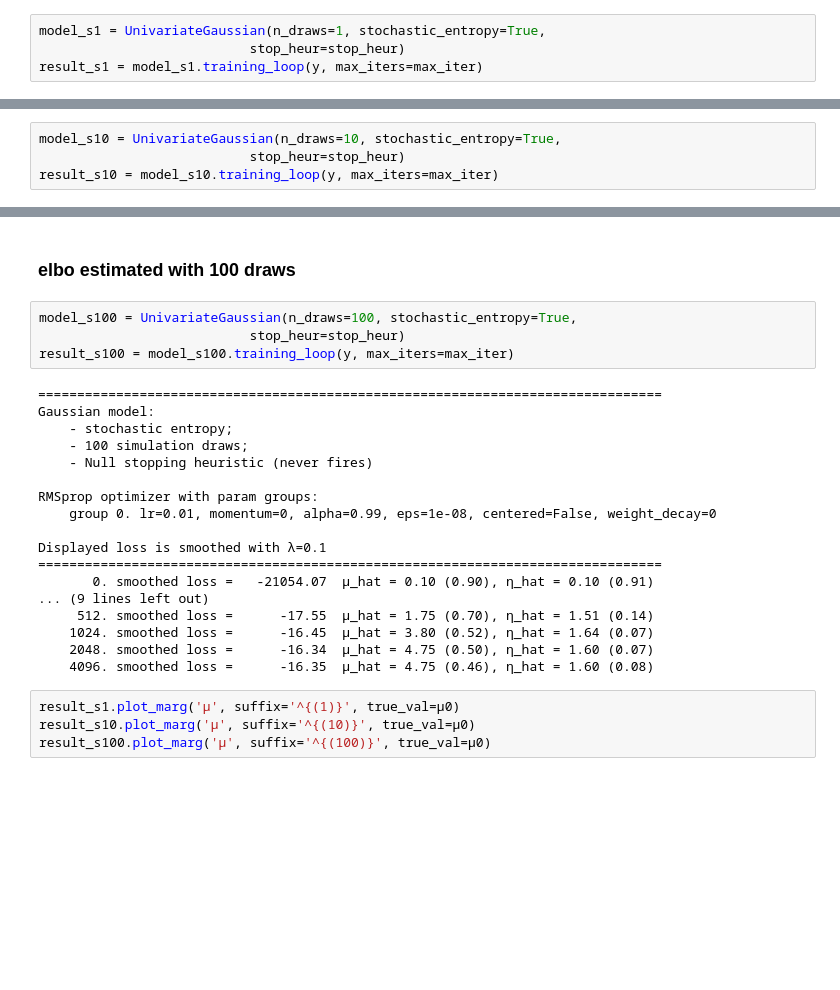
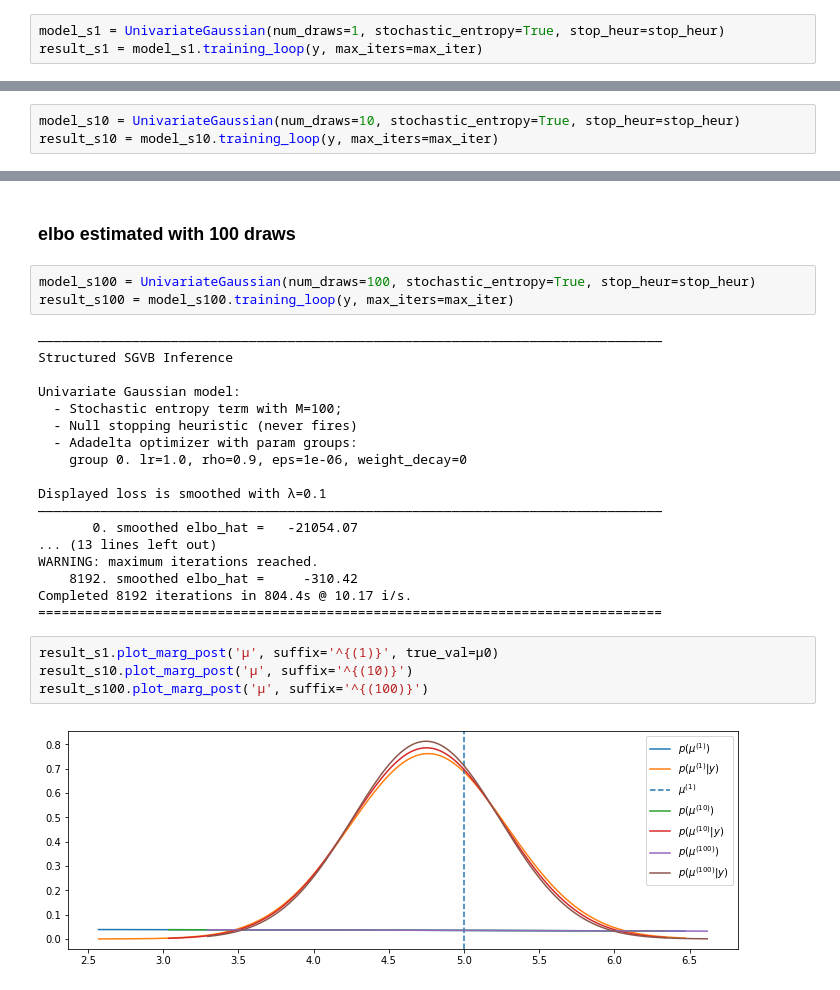
Before and after one commit to kuperov/ptvi, a Jupyter notebook: docs/gaussian_by_number_of_draws.ipynb, the cells around one changed output, grey strips where cells are left out. Cells and saved outputs as stored; diff of their text form; blank space fills up the shorter version.

```diff
--- a/docs/gaussian_by_number_of_draws.ipynb
+++ b/docs/gaussian_by_number_of_draws.ipynb
@@ -56,7 +57,6 @@ plt.subplot(133); result.plot_marg('η', true_val=η0)
 
 ### elbo estimated with 1 draw
 # %%
-model_s1 = UnivariateGaussian(n_draws=1, stochastic_entropy=True,
-                           stop_heur=stop_heur)
+model_s1 = UnivariateGaussian(num_draws=1, stochastic_entropy=True, stop_heur=stop_heur)
 result_s1 = model_s1.training_loop(y, max_iters=max_iter)
 # %% [output]
@@ -80,7 +80,6 @@ Completed 8192 iterations in 5.8s @ 1208.21 i/s.
 # %% [markdown]
 ### elbo estimated with 10 draws
 # %%
-model_s10 = UnivariateGaussian(n_draws=10, stochastic_entropy=True,
-                           stop_heur=stop_heur)
+model_s10 = UnivariateGaussian(num_draws=10, stochastic_entropy=True, stop_heur=stop_heur)
 result_s10 = model_s10.training_loop(y, max_iters=max_iter)
 # %% [output]
@@ -104,29 +103,30 @@ Completed 8192 iterations in 35.2s @ 225.98 i/s.
 # %% [markdown]
 ### elbo estimated with 100 draws
 # %%
-model_s100 = UnivariateGaussian(n_draws=100, stochastic_entropy=True,
-                           stop_heur=stop_heur)
+model_s100 = UnivariateGaussian(num_draws=100, stochastic_entropy=True, stop_heur=stop_heur)
 result_s100 = model_s100.training_loop(y, max_iters=max_iter)
 # %% [output]
-================================================================================
-Gaussian model:
-    - stochastic entropy;
-    - 100 simulation draws;
-    - Null stopping heuristic (never fires)
+――――――――――――――――――――――――――――――――――――――――――――――――――――――――――――――――――――――――――――――――
+Structured SGVB Inference
 
-RMSprop optimizer with param groups:
-    group 0. lr=0.01, momentum=0, alpha=0.99, eps=1e-08, centered=False, weight_decay=0
+Univariate Gaussian model:
+  - Stochastic entropy term with M=100;
+  - Null stopping heuristic (never fires)
+  - Adadelta optimizer with param groups:
+    group 0. lr=1.0, rho=0.9, eps=1e-06, weight_decay=0
 
 Displayed loss is smoothed with λ=0.1
+――――――――――――――――――――――――――――――――――――――――――――――――――――――――――――――――――――――――――――――――
+       0. smoothed elbo_hat =   -21054.07
+... (13 lines left out)
+WARNING: maximum iterations reached.
+    8192. smoothed elbo_hat =     -310.42
+Completed 8192 iterations in 804.4s @ 10.17 i/s.
 ================================================================================
-       0. smoothed loss =   -21054.07  μ_hat = 0.10 (0.90), η_hat = 0.10 (0.91)
-... (9 lines left out)
-     512. smoothed loss =      -17.55  μ_hat = 1.75 (0.70), η_hat = 1.51 (0.14)
-    1024. smoothed loss =      -16.45  μ_hat = 3.80 (0.52), η_hat = 1.64 (0.07)
-    2048. smoothed loss =      -16.34  μ_hat = 4.75 (0.50), η_hat = 1.60 (0.07)
-    4096. smoothed loss =      -16.35  μ_hat = 4.75 (0.46), η_hat = 1.60 (0.08)
 # %%
-result_s1.plot_marg('μ', suffix='^{(1)}', true_val=μ0)
-result_s10.plot_marg('μ', suffix='^{(10)}', true_val=μ0)
-result_s100.plot_marg('μ', suffix='^{(100)}', true_val=μ0)
+result_s1.plot_marg_post('μ', suffix='^{(1)}', true_val=μ0)
+result_s10.plot_marg_post('μ', suffix='^{(10)}')
+result_s100.plot_marg_post('μ', suffix='^{(100)}')
+# %% [output]
+[figure, added]
 # %%
```
Also changed, not shown: parts of 12 cells of this notebook, 2 other files.
